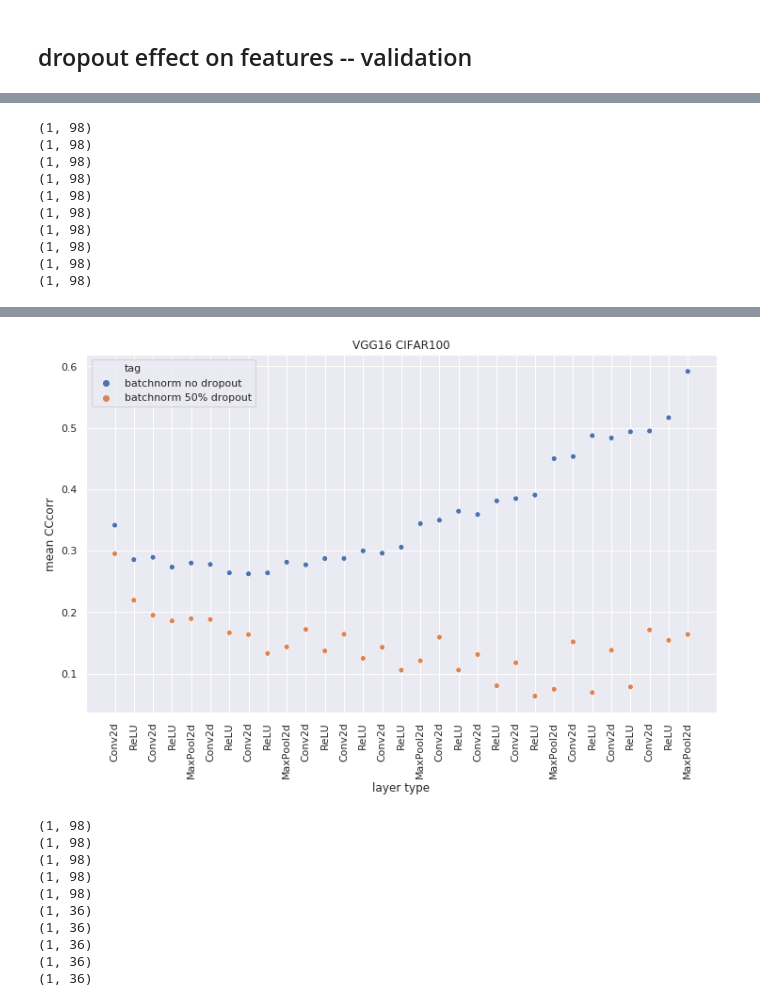
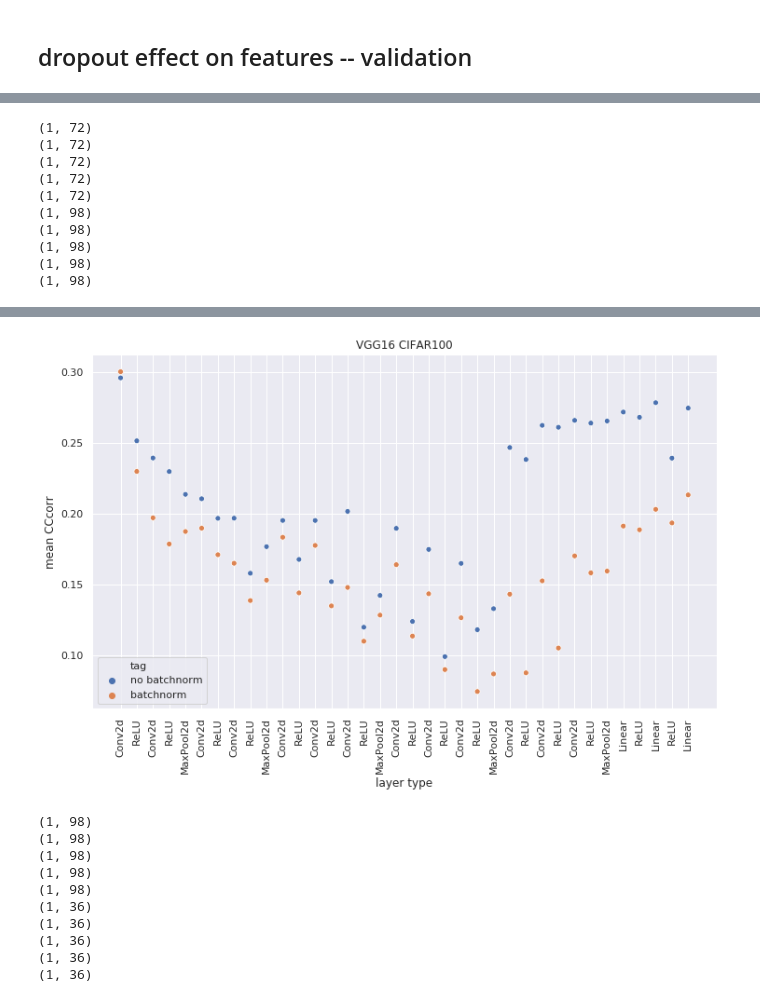
Before and after one commit to dapello/vgg-feature-gen, a Jupyter notebook: visualize_layers.ipynb, the cells around one changed output, grey strips where cells are left out. Saved outputs shown, nothing was run; the diff lists cells and outputs as text; code cells hidden in the pictures.

```diff
--- a/visualize_layers.ipynb
+++ b/visualize_layers.ipynb
@@ -531,0 +532,16 @@ True
+# %%
+measures = ['D_M_vec','R_M_vec', 'a_Mfull_vec', 'a_M_vec', 'CCcorr']
+mani_dirs = [
+    '../vgg-feature-gen/CIFAR100/manifold_formatted-drop_0-vgg16_bn-features-sort_random-seed_0/'
+]
+tags = [
+    'batchnorm '
+]
+
+df = multi_frame_constructor(mani_dirs, tags, measures)
+
+# df_filtered = df[(df['image set']=='train')]
+df['tag'] = df['tag']+df['image set']
+
+for measure in measures:
+    display(df, measure, 'features', 'VGG16 CIFAR100')
@@ -532,28 +580,29 @@ True
 # %%
 measures = ['D_M_vec','R_M_vec', 'a_Mfull_vec', 'a_M_vec', 'CCcorr']
 mani_dirs = [
-    '../vgg-feature-gen/CIFAR100/manifold_formatted_drop_0_feature_vgg16_bn_seed0/',
-    '../vgg-feature-gen/CIFAR100/manifold_formatted_drop_50_feature_vgg16_bn_seed0/'
+    '../vgg-feature-gen/CIFAR100/manifold_formatted-drop_0-vgg16-features-sort_random-seed_0/',
+    '../vgg-feature-gen/CIFAR100/manifold_formatted-drop_0-vgg16_bn-features-sort_random-seed_0/'
 ]
 tags = [
-    'batchnorm no dropout',
-    'batchnorm 50% dropout'
+    'no batchnorm',
+    'batchnorm'
 ]
 
 df = multi_frame_constructor(mani_dirs, tags, measures)
 
 df_filtered = df[(df['image set']=='train')&(df['type']!='BatchNorm2d')]
+#df_filtered = df[(df['image set']=='train')]
 
 for measure in measures:
-    display(df_filtered, measure, 'features', 'VGG16 CIFAR100')
+    data = display(df_filtered, measure, 'features', 'VGG16 CIFAR100')
 # %% [output]
+(1, 72)
+(1, 72)
+(1, 72)
+(1, 72)
+(1, 72)
 (1, 98)
 (1, 98)
 (1, 98)
 (1, 98)
 (1, 98)
-(1, 98)
-(1, 98)
-(1, 98)
-(1, 98)
-(1, 98)
@@ -564,4 +613,4 @@ for measure in measures:
-[figure, old version]
+[figure, new version]
 # %%
 mani_dir = '../vgg-feature-gen/CIFAR100/manifold_formatted_drop_50_feature_vgg16_bn_seed0/'
 paths, data = load_data(mani_dir)
```
Also changed, not shown: parts of 19 cells of this notebook, 1 other file.
